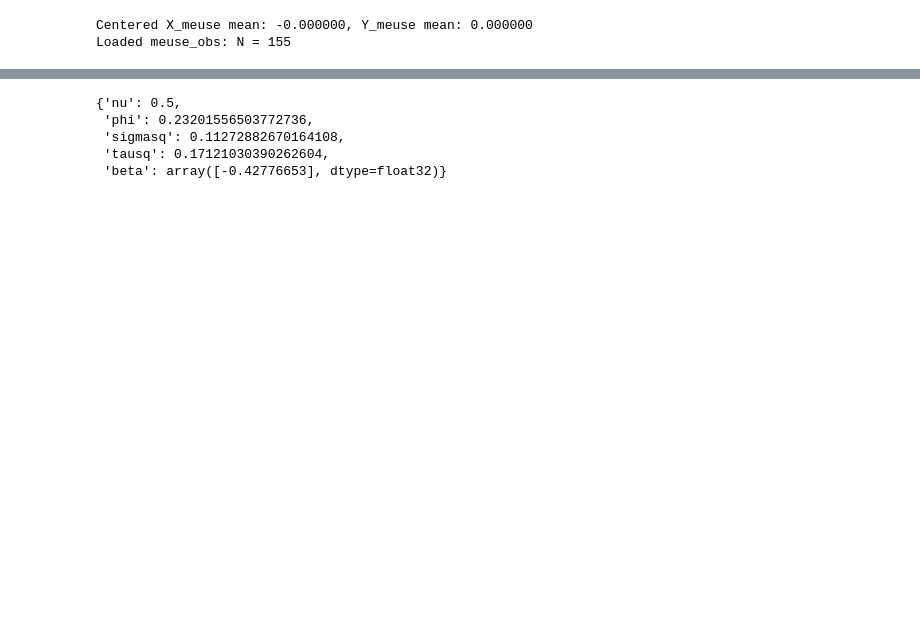
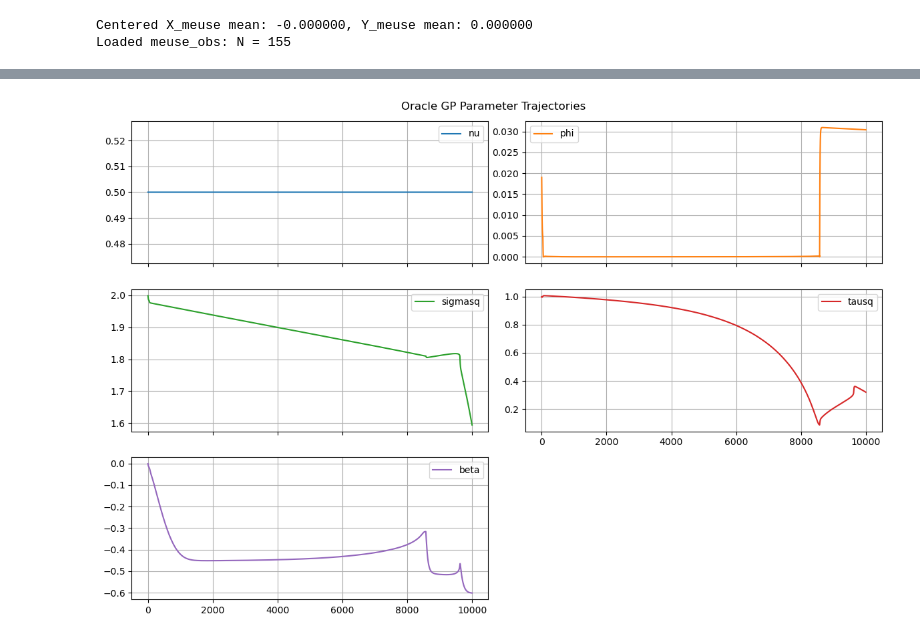
Before and after one commit to isayantan/SpatialReg-Unlinked, a Jupyter notebook: src/data_analysis.ipynb, the cells around one changed output, grey strips where cells are left out. Drawn from its saved outputs; the diff is of its cells as text; code cells hidden in the pictures; blank space fills up the shorter version.

Commit message:
data_analysis latest code updated

```diff
--- a/src/data_analysis.ipynb
+++ b/src/data_analysis.ipynb
@@ -368,6 +368,23 @@ print(f"Loaded meuse_obs: N = {N_meuse}")
 Centered X_meuse mean: -0.000000, Y_meuse mean: 0.000000
 Loaded meuse_obs: N = 155
 # %%
+coords_perm_data = make_blockwise_permuted_data(
+    coords=coords_meuse,
+    X=X_meuse,
+    Y=Y_meuse,
+    n_blocks=5,
+    n_locations=31,
+    seed=2029,
+)
+coords_perm = coords_perm_data["coords_perm"]
+X_perm = coords_perm_data["X_perm"]
+Y_perm = coords_perm_data["Y_perm"]
+region_assignments = coords_perm_data["region_assignments"]
+perm_matrix_x = coords_perm_data["perm_matrix_x"]
+perm_matrix_s = coords_perm_data["perm_matrix_s"]
+n_blocks_demo = 5
+n_locations_demo = 31
+
 # -----------------------------
 # STEP 3a: Areal GP on permuted data
 # -----------------------------
@@ -489,4 +430,7 @@ Minimum eigenvalue of V_S_star - M_S_star.T @ M_S_star: 1.9789e-02
 # %%
+coords_orig = coords_perm_data["coords_orig"]
+X_orig = coords_perm_data["X_orig"]
+Y_orig = coords_perm_data["Y_orig"]
 # -----------------------------
 # STEP 4: Oracle GP on original data
 # -----------------------------
@@ -513,11 +504,10 @@ oracle_params = {
 # %%
-oracle_params
+param_history_df = pd.DataFrame(param_history)
+param_history_df.plot(figsize=(12, 8), subplots=True, layout=(3,2), sharex=True, grid=True, title='Oracle GP Parameter Trajectories')
+plt.tight_layout()
+plt.show()
 # %% [output]
-{'nu': 0.5,
- 'phi': 0.23201556503772736,
- 'sigmasq': 0.11272882670164108,
- 'tausq': 0.17121030390262604,
- 'beta': array([-0.42776653], dtype=float32)}
+[figure, added]
 # %%
 
 # -----------------------------
```
Also changed, not shown: parts of 4 cells of this notebook, 3 other files.
